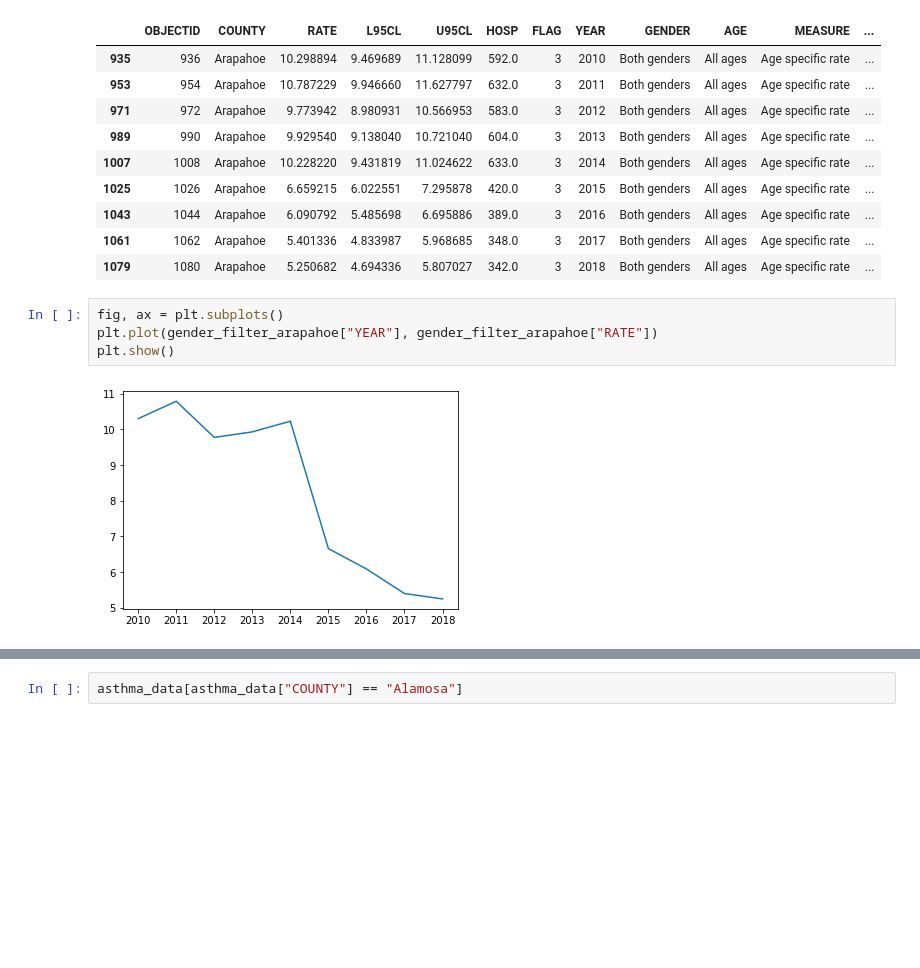
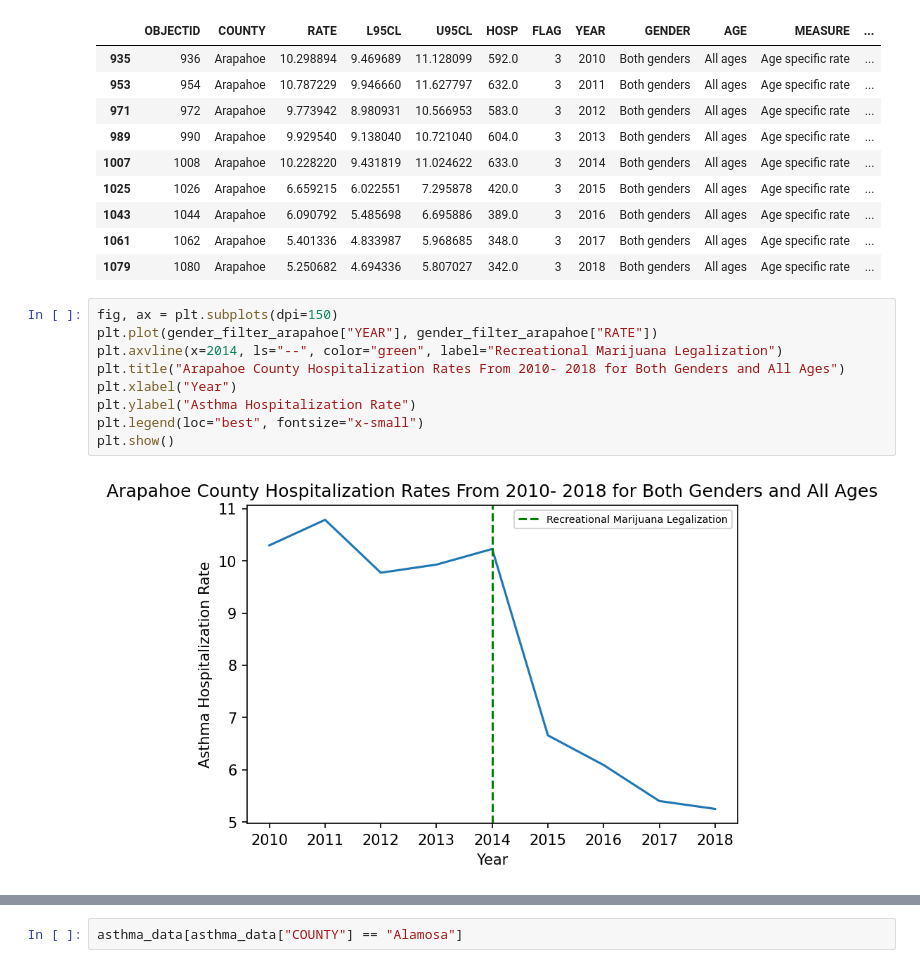
Before and after one commit to jtyrrell86/Capstone-1, a Jupyter notebook: notebooks/data_exploration.ipynb, the cells around one changed output, grey strips where cells are left out. Drawn from its saved outputs; the diff is of its cells as text; blank space fills up the shorter version.

Commit message:
cleaning.py and plots.py almost finished

```diff
--- a/notebooks/data_exploration.ipynb
+++ b/notebooks/data_exploration.ipynb
@@ -124,12 +124,17 @@ gender_filter_arapahoe
 | 1043 | 1044 | Arapahoe | 6.090792 | 5.485698 | 6.695886 | 389.0 | 3 | 2016 | Both genders | All ages | Age specific rate | ... |
 | 1061 | 1062 | Arapahoe | 5.401336 | 4.833987 | 5.968685 | 348.0 | 3 | 2017 | Both genders | All ages | Age specific rate | ... |
 | 1079 | 1080 | Arapahoe | 5.250682 | 4.694336 | 5.807027 | 342.0 | 3 | 2018 | Both genders | All ages | Age specific rate | ... |
-# %%
-fig, ax = plt.subplots()
-plt.plot(gender_filter_arapahoe["YEAR"], gender_filter_arapahoe["RATE"])
-plt.show()
-# %% [output]
-[figure, removed]
+# %%
+fig, ax = plt.subplots(dpi=150)
+plt.plot(gender_filter_arapahoe["YEAR"], gender_filter_arapahoe["RATE"])
+plt.axvline(x=2014, ls="--", color="green", label="Recreational Marijuana Legalization")
+plt.title("Arapahoe County Hospitalization Rates From 2010- 2018 for Both Genders and All Ages")
+plt.xlabel("Year")
+plt.ylabel("Asthma Hospitalization Rate")
+plt.legend(loc="best", fontsize="x-small")
+plt.show()
+# %% [output]
+[figure, added]
 # %%
 county_filter_arapahoe = asthma_data[asthma_data["COUNTY"] == "Arapahoe"]
 date_filter_arapahoe = county_filter_arapahoe[county_filter_arapahoe["YEAR"] >= 2010]
```
Also changed, not shown: parts of 4 cells of this notebook, 6 other files.
